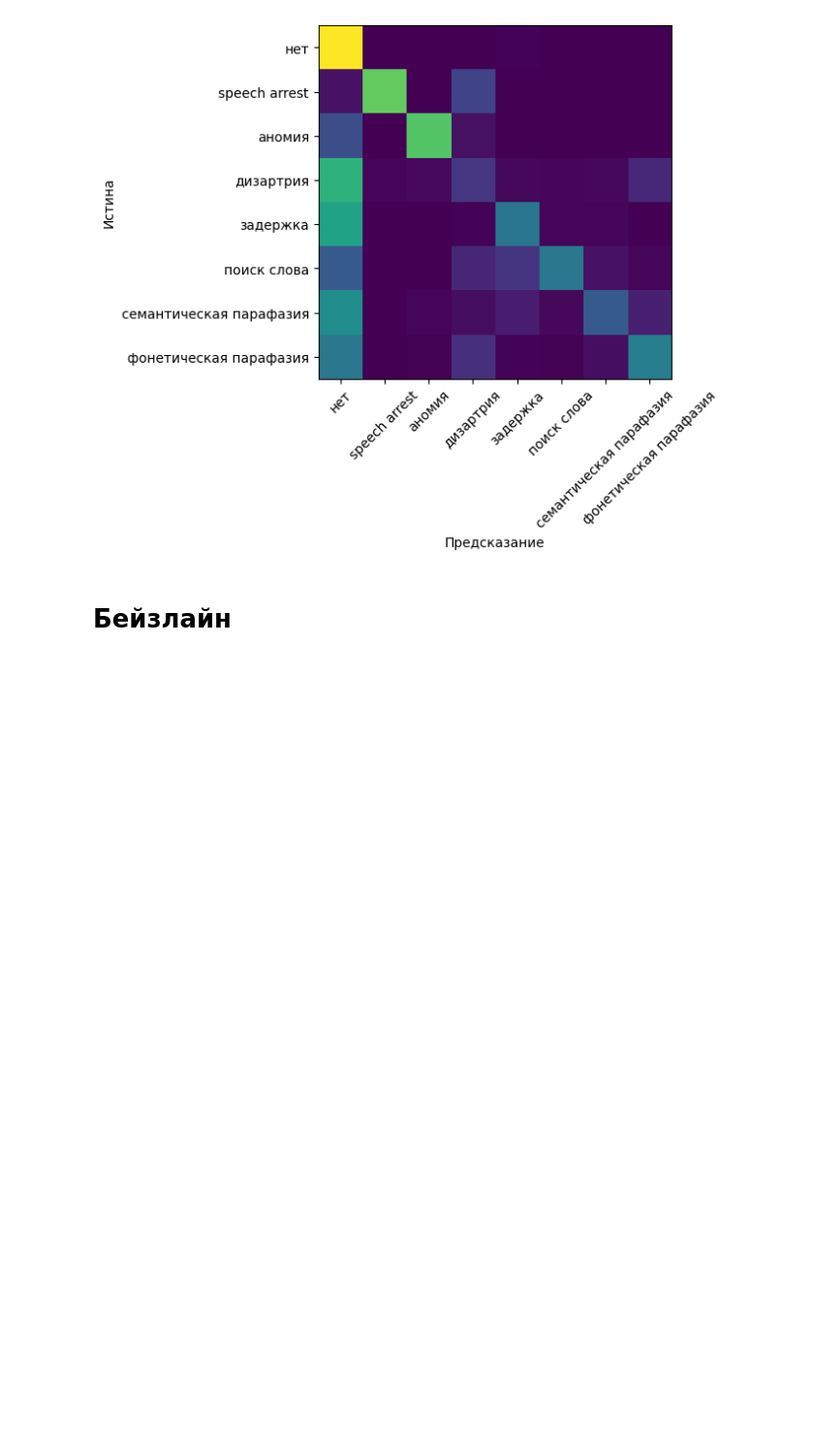
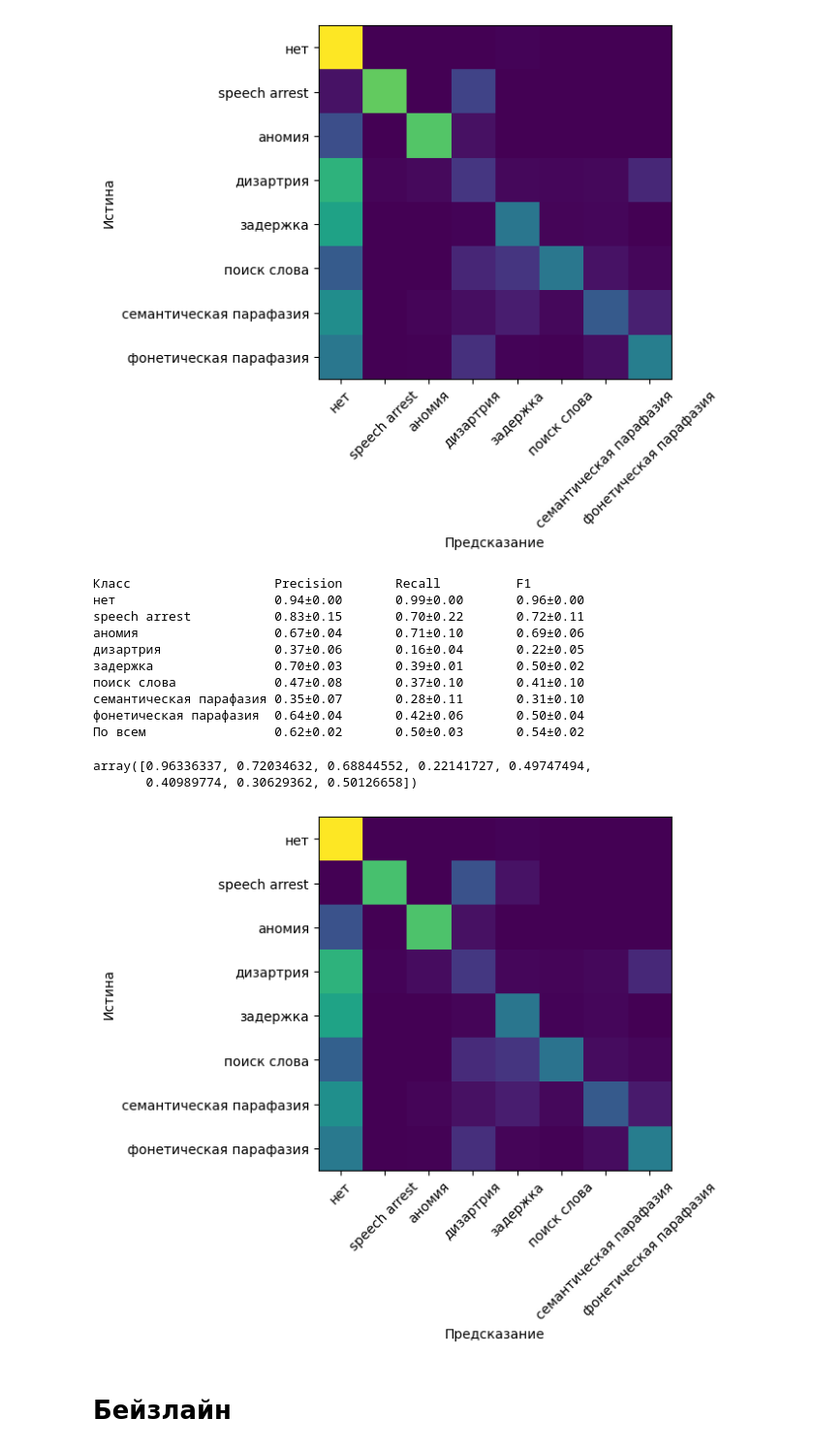
Before and after one commit to vmgorelikov/Automated-Classification-of-Language-Eloquent-Areas-in-Neurotypical-Individuals, a Jupyter notebook: notebooks/feature_and_model_selection.ipynb, the cells around one changed output. Shown at 97% size. Drawn from its saved outputs; the diff is of its cells as text; code cells hidden in the pictures; blank space fills up the shorter version.

```diff
--- a/notebooks/feature_and_model_selection.ipynb
+++ b/notebooks/feature_and_model_selection.ipynb
@@ -87,7 +89,8 @@ def evaluate(model: BaseEstimator,
     supress_plot: bool = False,
     supress_print: bool = False,
     include_features: list[str] | None = None,
-    exclude_features: list[str] | None = None):
+    exclude_features: list[str] | None = None,
+    output_separate_f1s: bool = False):
 
     assert len(folds_train) == len(folds_val)
     number_of_folds: int = len(folds_train)
@@ -128,7 +131,7 @@ def evaluate(model: BaseEstimator,
                                    number_of_classes))
 
     for i, (fold_train, fold_val)\
-                            in enumerate(zip(folds_train, folds_val)):
+                        in tqdm(enumerate(zip(folds_train, folds_val))):
         X_train, y_train = fold_train
         train_mask = y_train.is_in(include_classes)
         X_train, y_train = X_train.filter(train_mask),\
@@ -159,9 +162,12 @@ def evaluate(model: BaseEstimator,
         predictions = model.predict(X_val)
 
         precisions[i] = precision_score(y_val, predictions,
-                                         average=None)
-        recalls[i] = recall_score(y_val, predictions, average=None)
-        f1s[i] = f1_score(y_val, predictions, average=None)
+                                         average=None,
+                                                zero_division=0)
+        recalls[i] = recall_score(y_val, predictions, average=None,
+                                                zero_division=0)
+        f1s[i] = f1_score(y_val, predictions, average=None,
+                                                zero_division=0)
         confusion_matrices[i] = confusion_matrix(y_val, predictions,
                                                  normalize='true')
 
@@ -203,6 +209,8 @@ def evaluate(model: BaseEstimator,
         xticks(range(number_of_classes), classes_present_names,
             rotation=45)
 
+    if output_separate_f1s:
+        return f1s.mean(axis=0)
     return f1s.mean(axis=1).mean()
 # %% [markdown]
 ### Проверка функции для оценивания
@@ -283,6 +291,23 @@ speech arrest           0.78±0.12       0.75±0.19       0.74±0.11
 По всем                 0.61±0.01       0.51±0.03       0.54±0.02
 np.float64(0.5397632891938822)
 [figure]
+# %%
+evaluate(DecisionTreeClassifier(max_depth=10),
+         output_separate_f1s=True)
+# %% [output]
+Класс                   Precision       Recall          F1
+нет                     0.94±0.00       0.99±0.00       0.96±0.00
+speech arrest           0.83±0.15       0.70±0.22       0.72±0.11
+аномия                  0.67±0.04       0.71±0.10       0.69±0.06
+дизартрия               0.37±0.06       0.16±0.04       0.22±0.05
+задержка                0.70±0.03       0.39±0.01       0.50±0.02
+поиск слова             0.47±0.08       0.37±0.10       0.41±0.10
+семантическая парафазия 0.35±0.07       0.28±0.11       0.31±0.10
+фонетическая парафазия  0.64±0.04       0.42±0.06       0.50±0.04
+По всем                 0.62±0.02       0.50±0.03       0.54±0.02
+array([0.96336337, 0.72034632, 0.68844552, 0.22141727, 0.49747494,
+       0.40989774, 0.30629362, 0.50126658])
+[figure, added]
 # %% [markdown]
 # Бейзлайн
 # %% [markdown]
```
Also changed, not shown: parts of 56 cells of this notebook, 1 other file.
